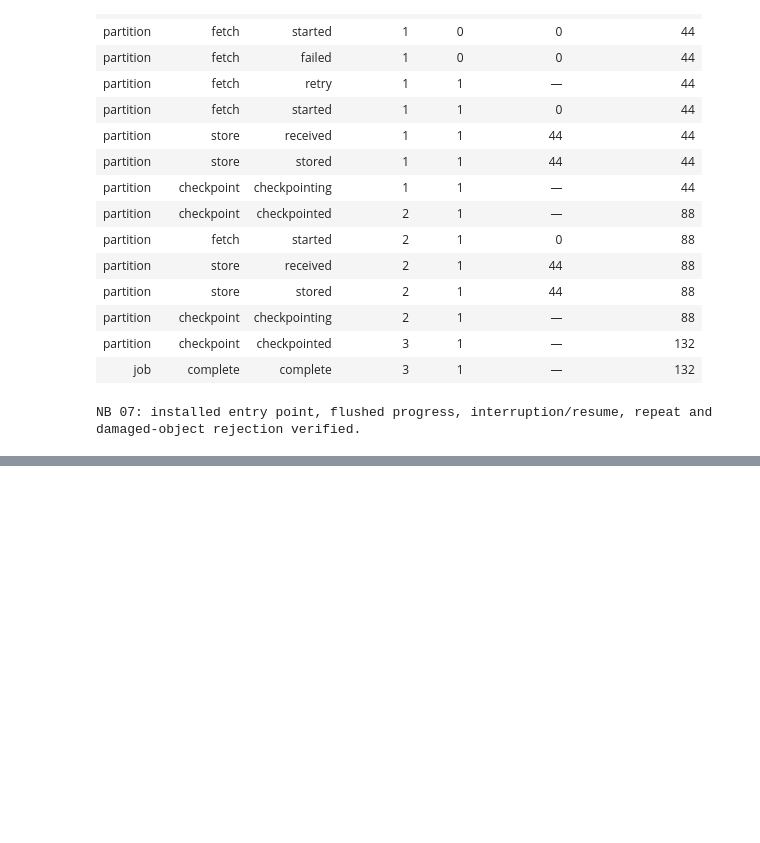
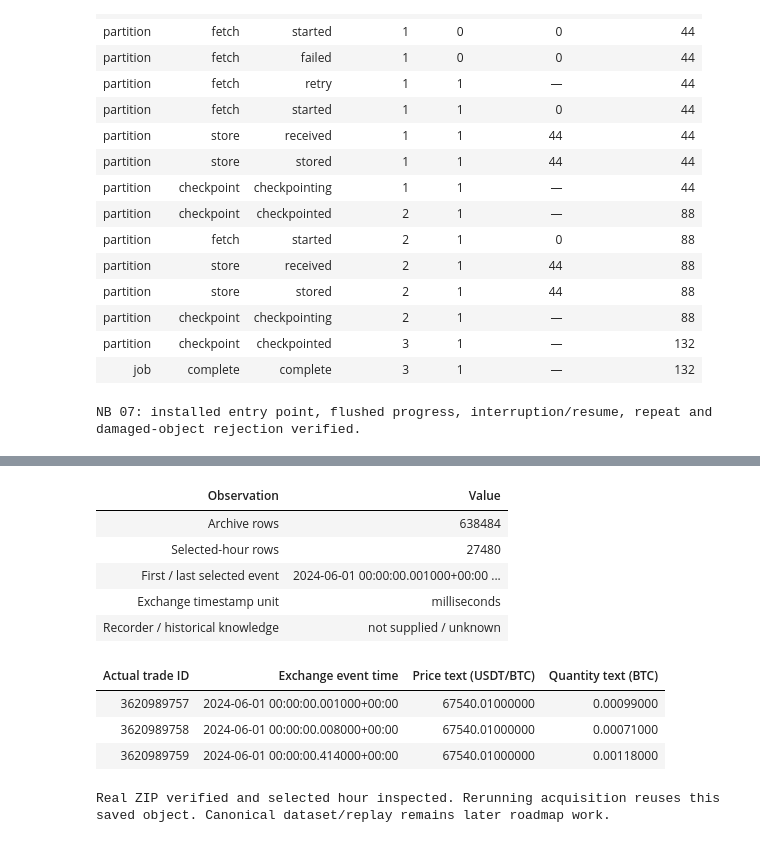
Before and after one commit to lixuanguang/alpha-research-lab-private, a Jupyter notebook: examples/research-foundations.ipynb, the cells around one changed output, grey strips where cells are left out. Cells and saved outputs as stored; diff of their text form; code cells hidden in the pictures; blank space fills up the shorter version.

```diff
--- a/examples/research-foundations.ipynb
+++ b/examples/research-foundations.ipynb
@@ -1569,0 +1580,4 @@ This is synthetic installed-consumer evidence. The permitted bounded source down
+# %%
+RUN_REAL_BINANCE: bool = os.environ.get("ALPHA_BINANCE_DOWNLOAD", "1") == "1"
+BINANCE_DIRECTORY = Path(os.environ.get("ALPHA_BINANCE_DIRECTORY", str(root / "data/binance-archives"))).expanduser().resolve()
+BINANCE_MAX_BYTES = 64 * 1024 * 1024  # Separate caps for compressed ZIP and expanded CSV.
@@ -1569,0 +1730,45 @@ This is synthetic installed-consumer evidence. The permitted bounded source down
+# %%
+# standard library imports
+import csv
+from io import TextIOWrapper
+from zipfile import ZipFile
+
+if real_binance_directory is not None:
+    real_store = RawStore(BINANCE_DIRECTORY / "raw")
+    real_checkpoint = AcquisitionManifest.read(real_binance_directory / "manifest.json", run=real_run, store=real_store)
+    assert len(real_checkpoint.completed) == 1 and real_checkpoint.pending is None
+    descriptor = real_checkpoint.completed[0]
+    NotebookDisplay.show_table(("Exact ZIP SHA-256", "Bytes", "Original receipt", "Durable ingestion"), [
+        (descriptor.sha256, descriptor.size_bytes, descriptor.ts_received, descriptor.ts_ingested)
+    ])
+    selected_count, archive_count = 0, 0
+    selected_first, selected_last = None, None
+    selected_preview = []
+    epoch = datetime(1970, 1, 1, tzinfo=UTC)
+    timestamp_unit = "microseconds" if real_request.start >= datetime(2025, 1, 1, tzinfo=UTC) else "milliseconds"
+    with real_store.open(descriptor=descriptor, request=real_request) as saved:
+        with ZipFile(saved) as archive, archive.open(archive.infolist()[0]) as member:
+            for row in csv.reader(TextIOWrapper(member, encoding="utf-8", newline="")):
+                if len(row) != 7 or not row[0].isascii() or not row[0].isdecimal() or not row[4].isascii() or not row[4].isdecimal():
+                    raise ValueError("Unexpected Binance individual-trade CSV schema or integer timestamp")
+                timestamp = epoch + timedelta(**{timestamp_unit: int(row[4])})
+                if not real_request.start <= timestamp < real_request.end:
+                    raise ValueError("Trade timestamp is outside the requested archive day")
+                archive_count += 1
+                if real_run.job.start <= timestamp < real_run.job.end:
+                    selected_count += 1
+                    selected_first = timestamp if selected_first is None else min(selected_first, timestamp)
+                    selected_last = timestamp if selected_last is None else max(selected_last, timestamp)
+                    if len(selected_preview) < 3:
+                        selected_preview.append((row[0], timestamp, row[1], row[2]))
+    assert selected_count > 0
+    NotebookDisplay.show_table(("Observation", "Value"), [
+        ("Archive rows", archive_count), ("Selected-hour rows", selected_count),
+        ("First / last selected event", f"{selected_first} / {selected_last}"),
+        ("Exchange timestamp unit", timestamp_unit), ("Recorder / historical knowledge", "not supplied / unknown"),
+    ])
+    NotebookDisplay.show_table(("Actual trade ID", "Exchange event time", "Price text (USDT/BTC)", "Quantity text (BTC)"), selected_preview)
+    print("Real ZIP verified and selected hour inspected. Rerunning acquisition reuses this saved object. Canonical dataset/replay remains later roadmap work.")
+else:
+    print("No actual-source verification performed in this offline run.")
+# %% [output]
@@ -1569,0 +1777,11 @@ This is synthetic installed-consumer evidence. The permitted bounded source down
+| Observation | Value |
+| Archive rows | 638484 |
+| Selected-hour rows | 27480 |
+| First / last selected event | 2024-06-01 00:00:00.001000+00:00 ... |
+| Exchange timestamp unit | milliseconds |
+| Recorder / historical knowledge | not supplied / unknown |
+| Actual trade ID | Exchange event time | Price text (USDT/BTC) | Quantity text (BTC) |
+| 3620989757 | 2024-06-01 00:00:00.001000+00:00 | 67540.01000000 | 0.00099000 |
+| 3620989758 | 2024-06-01 00:00:00.008000+00:00 | 67540.01000000 | 0.00071000 |
+| 3620989759 | 2024-06-01 00:00:00.414000+00:00 | 67540.01000000 | 0.00118000 |
+Real ZIP verified and selected hour inspected. Rerunning acquisition reuses this saved object. Canonical dataset/replay remains later roadmap work.
```
Also changed, not shown: parts of 21 cells of this notebook, 18 other files.
